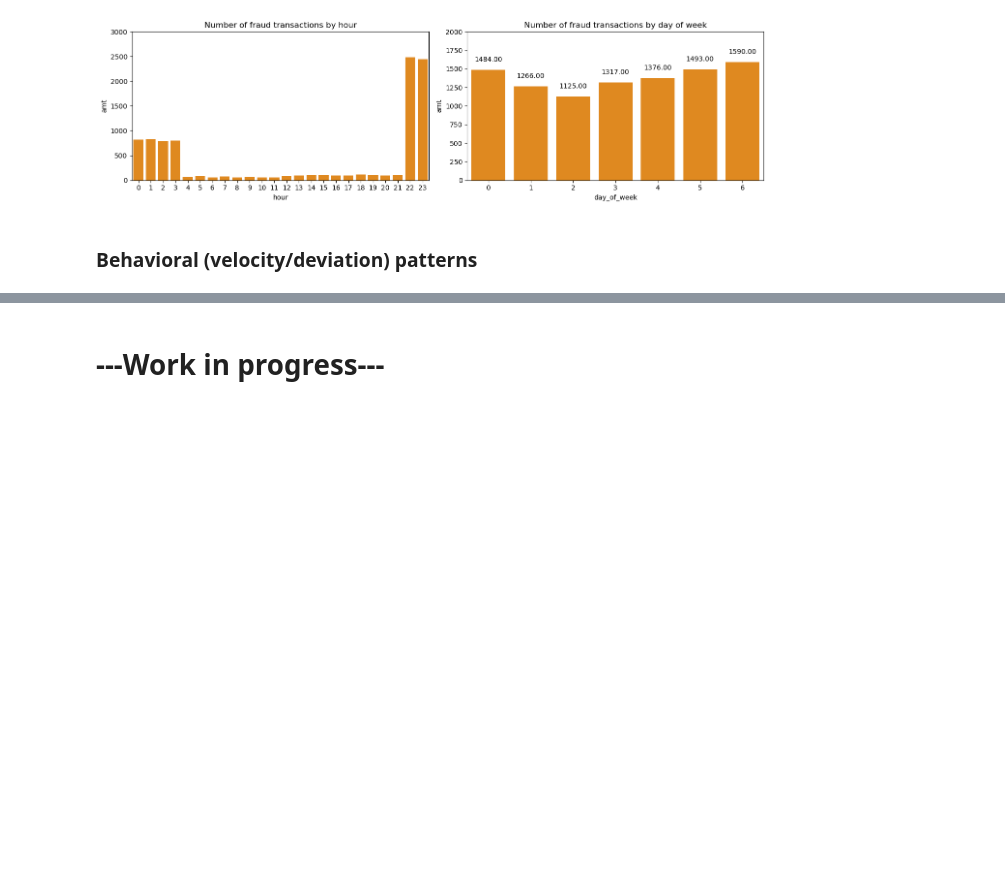
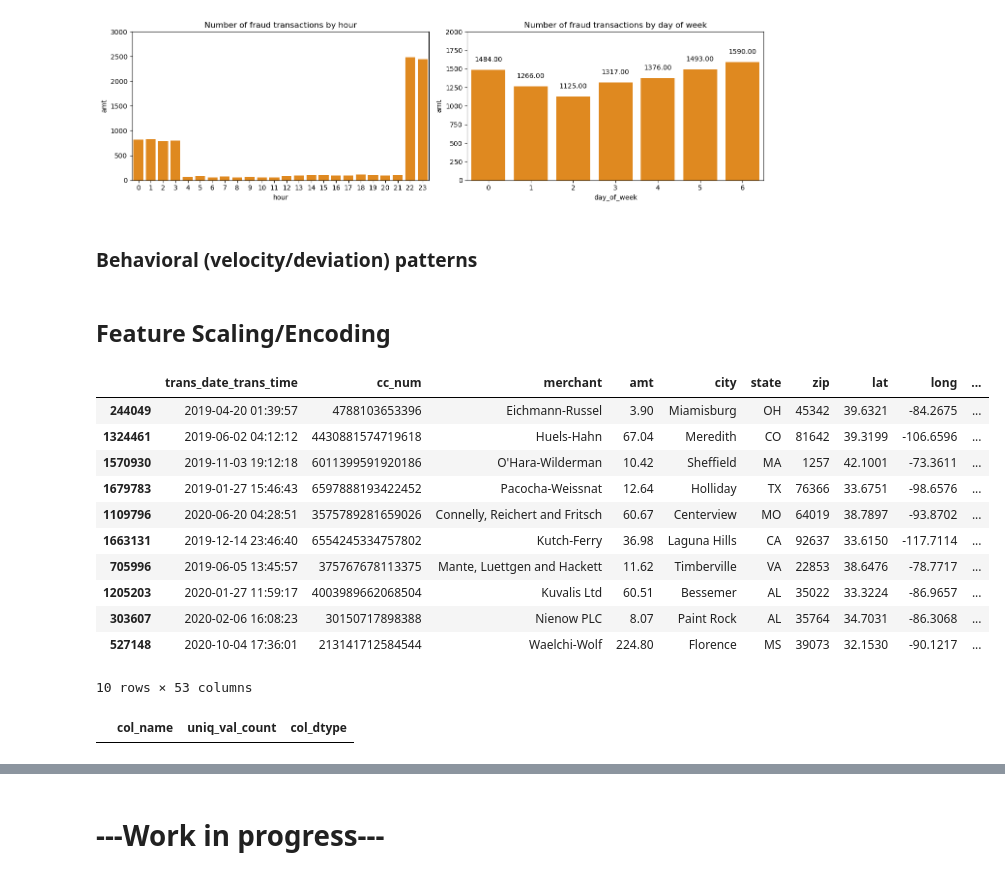
Before and after one commit to 0xsquawk/fraud-detection, a Jupyter notebook: fraud_analytics.ipynb, the cells around one changed output, grey strips where cells are left out. Cells and saved outputs as stored; diff of their text form; code cells hidden in the pictures; blank space fills up the shorter version.

```diff
--- a/fraud_analytics.ipynb
+++ b/fraud_analytics.ipynb
@@ -417,3 +412,51 @@ df['distance_km'] = haversine_vectorized_lib(
+# %% [markdown]
+## Feature Scaling/Encoding
+# %%
+from sklearn.model_selection import train_test_split
+from sklearn.preprocessing import OneHotEncoder
+
+# Splitting the dataframe by features and target
+X = df.drop(columns=['is_fraud'])
+y = df['is_fraud']
+
+X_train, X_test, y_train, y_test = train_test_split(X, y, test_size=0.3, random_state=30, stratify=y)
+
+nom_cols = ['gender', 'category', 'amt_binned', 'day_of_week']
+
+enc = OneHotEncoder(sparse_output=False, handle_unknown='ignore')
+# Transforming the column after fitting
+# enc = enc.fit_transform(nom_cols)
+# Keeps output as a clean DataFrame with column names
+enc.set_output(transform="pandas")
+# Fit ONLY on train data, transform both
+encoded_train = enc.fit_transform(X_train[nom_cols])
+encoded_test = enc.transform(X_test[nom_cols])
+# Drop original categorical columns and merge encoded ones
+X_train = X_train.drop(columns=nom_cols).join(encoded_train)
+X_test = X_test.drop(columns=nom_cols).join(encoded_test)
+
+X_train.head(10)
+# %% [output]
+|  | trans_date_trans_time | cc_num | merchant | amt | city | state | zip | lat | long | ... |
+| 244049 | 2019-04-20 01:39:57 | 4788103653396 | Eichmann-Russel | 3.90 | Miamisburg | OH | 45342 | 39.6321 | -84.2675 | ... |
+| 1324461 | 2019-06-02 04:12:12 | 4430881574719618 | Huels-Hahn | 67.04 | Meredith | CO | 81642 | 39.3199 | -106.6596 | ... |
+| 1570930 | 2019-11-03 19:12:18 | 6011399591920186 | O'Hara-Wilderman | 10.42 | Sheffield | MA | 1257 | 42.1001 | -73.3611 | ... |
+| 1679783 | 2019-01-27 15:46:43 | 6597888193422452 | Pacocha-Weissnat | 12.64 | Holliday | TX | 76366 | 33.6751 | -98.6576 | ... |
+| 1109796 | 2020-06-20 04:28:51 | 3575789281659026 | Connelly, Reichert and Fritsch | 60.67 | Centerview | MO | 64019 | 38.7897 | -93.8702 | ... |
+| 1663131 | 2019-12-14 23:46:40 | 6554245334757802 | Kutch-Ferry | 36.98 | Laguna Hills | CA | 92637 | 33.6150 | -117.7114 | ... |
+| 705996 | 2019-06-05 13:45:57 | 375767678113375 | Mante, Luettgen and Hackett | 11.62 | Timberville | VA | 22853 | 38.6476 | -78.7717 | ... |
+| 1205203 | 2020-01-27 11:59:17 | 4003989662068504 | Kuvalis Ltd | 60.51 | Bessemer | AL | 35022 | 33.3224 | -86.9657 | ... |
+| 303607 | 2020-02-06 16:08:23 | 30150717898388 | Nienow PLC | 8.07 | Paint Rock | AL | 35764 | 34.7031 | -86.3068 | ... |
+| 527148 | 2020-10-04 17:36:01 | 213141712584544 | Waelchi-Wolf | 224.80 | Florence | MS | 39073 | 32.1530 | -90.1217 | ... |
+10 rows × 53 columns
+# %%
+# Temp output, needs to be fixed
+col_val = df.nunique().to_frame(name='values').reset_index().rename(columns={'index':'col_name', 'values': 'uniq_val_count'})
+col_val['col_dtype'] = df.dtypes.values
+
+col_val[col_val['col_dtype'].isin(['object', 'category'])].sort_values(by='uniq_val_count', ascending=False)
+# %% [output]
+|  | col_name | uniq_val_count | col_dtype |
 # %%
 df.head(50)
 # %% [output]
```
Also changed, not shown: parts of 8 cells of this notebook.
